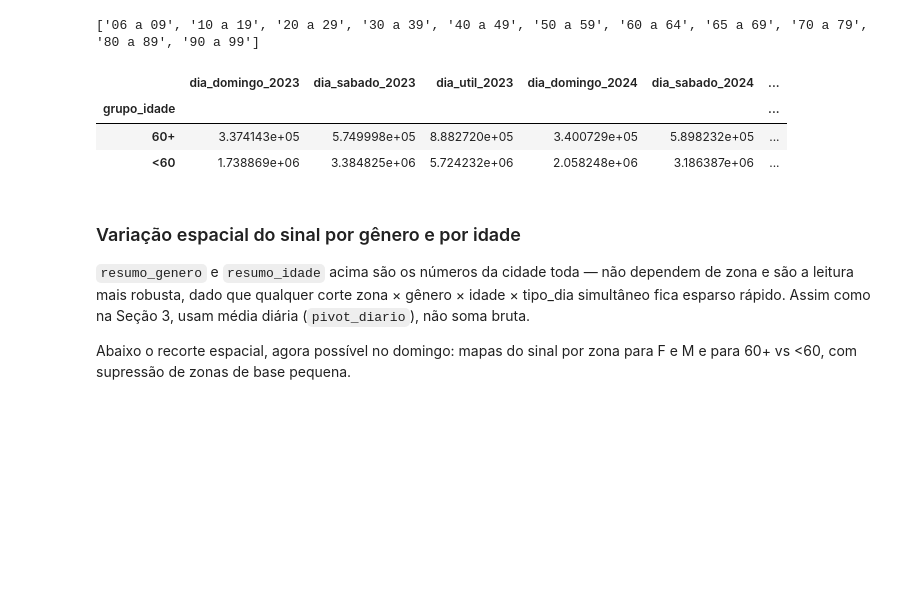
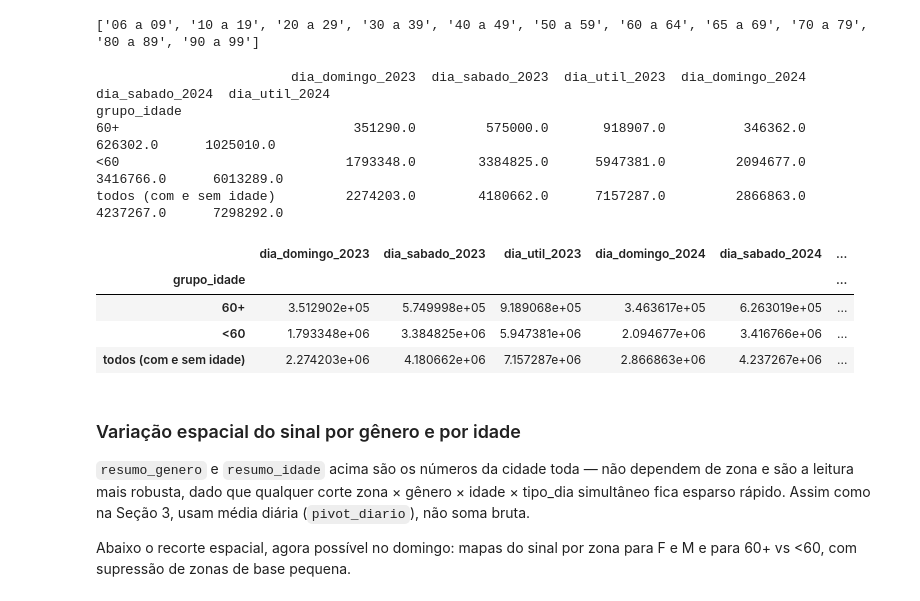
Before and after one commit to gilandrade/tarifa_zero_sptrans, a Jupyter notebook: 03_comparacoes/compara_demanda_oferta_genero_idade.ipynb, the cells around one changed output. Saved outputs shown, nothing was run; the diff lists cells and outputs as text; code cells hidden in the pictures; blank space fills up the shorter version.

```diff
--- a/03_comparacoes/compara_demanda_oferta_genero_idade.ipynb
+++ b/03_comparacoes/compara_demanda_oferta_genero_idade.ipynb
@@ -55,14 +150,18 @@ continuar responsivo durante a agregação.
 # %%
 os.makedirs("../outputs/03", exist_ok=True)
 OUTPUT_AGG = "../outputs/03/Dados_4Meses_Domingos_2023_2024_genero_idade.parquet"
-FORCE_RECOMPUTE = False  # True para reprocessar do zero mesmo se o parquet de saída já existir
 
 # Domingo vem da base crua de domingos (entrega SEI! 5010.2026-0008307-9, com zona_emb nativa).
 # O sentinela 999 so sobra em registros sem linha_blt, que nao entram em contagem de demanda;
 # vira nulo aqui para nao ser confundido com uma zona.
-DOMINGOS = "../outputs/01/Dados_Domingos_2023_2024.parquet"
 
-if not FORCE_RECOMPUTE and os.path.exists(OUTPUT_AGG):
+# O cache guarda ao lado a lista de datas excluidas com que foi gerado: se a lista mudar, recalcula.
+SIDECAR_AGG = OUTPUT_AGG + ".datas_excluidas.json"
+datas_sql = ", ".join(f"'{d}'" for d in sorted(DATAS_EXCLUIDAS)) or "''"
+cache_ok = (os.path.exists(OUTPUT_AGG) and os.path.exists(SIDECAR_AGG)
+            and set(json.load(open(SIDECAR_AGG))) == DATAS_EXCLUIDAS)
+
+if not FORCE_RECOMPUTE and cache_ok:
     agg_demanda = pl.read_parquet(OUTPUT_AGG)
     print(f"Carregado do cache: {OUTPUT_AGG} ({len(agg_demanda)} linhas). "
           f"Defina FORCE_RECOMPUTE=True para reprocessar as bases brutas.")
@@ -70,8 +169,6 @@ else:
     con = duckdb.connect()
     con.execute(f"PRAGMA threads={max(1, (os.cpu_count() or 4) - 2)}")
     con.execute("PRAGMA memory_limit='32GB'")  # cinto de segurança, deixa RAM livre para o SO/outros apps
-
-    meses_sql = ", ".join(f"'{m}'" for m in MESES)
 
     agg_demanda = con.sql(f"""
         WITH quatro_meses AS (
@@ -84,8 +181,8 @@ else:
                     WHEN 7 THEN 'domingo'
                     ELSE 'util'
                 END AS tipo_dia
-            FROM read_parquet('../outputs/01/Dados_4Meses_2023_2024.parquet')
-            WHERE substr(data, 5, 2) IN ({meses_sql})
+            FROM read_parquet('{QUATRO_MESES}')
+            WHERE substr(data, 5, 2) IN ({meses_sql}) AND data NOT IN ({datas_sql})
         ),
         domingos AS (
             SELECT
@@ -94,7 +191,7 @@ else:
                 substr(data, 5, 2) AS "Mês",
                 'domingo' AS tipo_dia
             FROM read_parquet('{DOMINGOS}')
-            WHERE substr(data, 5, 2) IN ({meses_sql})
+            WHERE substr(data, 5, 2) IN ({meses_sql}) AND data NOT IN ({datas_sql})
         )
         SELECT linha_blt, zona_emb, Ano, "Mês", tipo_dia, genero, faixa_etaria,
                COUNT(*)::DOUBLE AS N_embarques
@@ -112,6 +209,7 @@ else:
     con.close()
 
     agg_demanda.write_parquet(OUTPUT_AGG)
+    json.dump(sorted(DATAS_EXCLUIDAS), open(SIDECAR_AGG, "w"))
 
 agg_demanda
 # %% [output]
@@ -134,7 +232,8 @@ shape: (6_092_384, 8)
 import re
 
 # Dias efetivamente entregues por Ano x Mes x tipo_dia (fora daqui a entrega e desbalanceada
-# entre os anos: 84 dias uteis entregues em 2023 contra 66 em 2024, 16 domingos contra 13).
+# entre os anos: depois das exclusoes da Secao 1, 78 dias uteis em 2023 contra 64 em 2024, 15 domingos
+# contra 11).
 # Somar N_embarques bruto por Ano x tipo_dia mede em parte o tamanho da entrega, nao a demanda
 # -- por isso PctDiff/Sinal_tarifa_zero nas Secoes 3 e 6 usam `pivot_diario` abaixo, que tira a
 # media diaria dentro de cada mes e so depois a media entre os 4 meses (mesmo procedimento da
@@ -165,7 +264,8 @@ datas_bilhetagem = pd.DataFrame(
 datas_bilhetagem["Ano"] = datas_bilhetagem["data"].str[:4]
 datas_bilhetagem["Mes"] = datas_bilhetagem["data"].str[4:6]
 datas_bilhetagem = datas_bilhetagem[datas_bilhetagem["Mes"].isin(MESES)
-                                    & datas_bilhetagem["Ano"].isin(["2023", "2024"])]
+                                    & datas_bilhetagem["Ano"].isin(["2023", "2024"])
+                                    & ~datas_bilhetagem["data"].isin(DATAS_EXCLUIDAS)]   # mesmas datas que sairam do agregado
 
 n_dias = datas_bilhetagem.groupby(["Ano", "Mes", "tipo_dia"]).size().rename("n_dias")
 
@@ -1113,26 +1305,39 @@ print(sorted(faixas.dropna()))
 # %%
 FAIXAS_60_MAIS = ["60 a 64", "65 a 69", "70 a 79", "80 a 89", "90 a 99"]  # confirmado contra os rotulos acima
 
 # faixa_etaria nula (~3-4%) fica fora da classificacao (nem "60+" nem "<60") -- antes caia
 # silenciosamente no bucket "<60", inflando esse grupo.
 agg_demanda_idade = agg_demanda.with_columns(
     pl.when(pl.col("faixa_etaria").is_null()).then(None)
       .when(pl.col("faixa_etaria").is_in(FAIXAS_60_MAIS)).then(pl.lit("60+"))
       .otherwise(pl.lit("<60")).alias("grupo_idade")
 )
 
 # linha_blt nula tambem e excluida aqui (politica geral) -- antes faltava.
 resumo_idade = dropar_bruto(pivot_diario(
     agg_demanda_idade.filter(pl.col("grupo_idade").is_not_null() & pl.col("linha_blt").is_not_null()),
     ["grupo_idade"],
 ))
+resumo_idade = pd.concat([resumo_idade, linha_todos("todos (com e sem idade)")])
+resumo_idade.index.name = "grupo_idade"
 resumo_idade.to_parquet(DIR_TABELAS / "resumo_idade.parquet")
+
+# O 60+ nao funciona como placebo: o sinal deles vem do dia util (o cartao IDOSO cresce ~17% no dia
+# util de 2023 para 2024, contra ~3% dos <60), e no domingo de 2024 quem tem gratuidade pode passar
+# sem validar. Para conferir: embarques por dia de 60+ e <60 por tipo de dia.
+print(resumo_idade[[c for c in resumo_idade.columns if c.startswith("dia_")]].round(0).to_string())
 resumo_idade
 # %% [output]
+                         dia_domingo_2023  dia_sabado_2023  dia_util_2023  dia_domingo_2024  dia_sabado_2024  dia_util_2024
+grupo_idade
+60+                              351290.0         575000.0       918907.0          346362.0         626302.0      1025010.0
+<60                             1793348.0        3384825.0      5947381.0         2094677.0        3416766.0      6013289.0
+todos (com e sem idade)         2274203.0        4180662.0      7157287.0         2866863.0        4237267.0      7298292.0
 |  | dia_domingo_2023 | dia_sabado_2023 | dia_util_2023 | dia_domingo_2024 | dia_sabado_2024 | ... |
 | grupo_idade |  |  |  |  |  | ... |
-| 60+ | 3.374143e+05 | 5.749998e+05 | 8.882720e+05 | 3.400729e+05 | 5.898232e+05 | ... |
-| <60 | 1.738869e+06 | 3.384825e+06 | 5.724232e+06 | 2.058248e+06 | 3.186387e+06 | ... |
+| 60+ | 3.512902e+05 | 5.749998e+05 | 9.189068e+05 | 3.463617e+05 | 6.263019e+05 | ... |
+| <60 | 1.793348e+06 | 3.384825e+06 | 5.947381e+06 | 2.094677e+06 | 3.416766e+06 | ... |
+| todos (com e sem idade) | 2.274203e+06 | 4.180662e+06 | 7.157287e+06 | 2.866863e+06 | 4.237267e+06 | ... |
 # %% [markdown]
 ### Variação espacial do sinal por gênero e por idade
 
```
Also changed, not shown: parts of 28 cells of this notebook, 24 other files.
